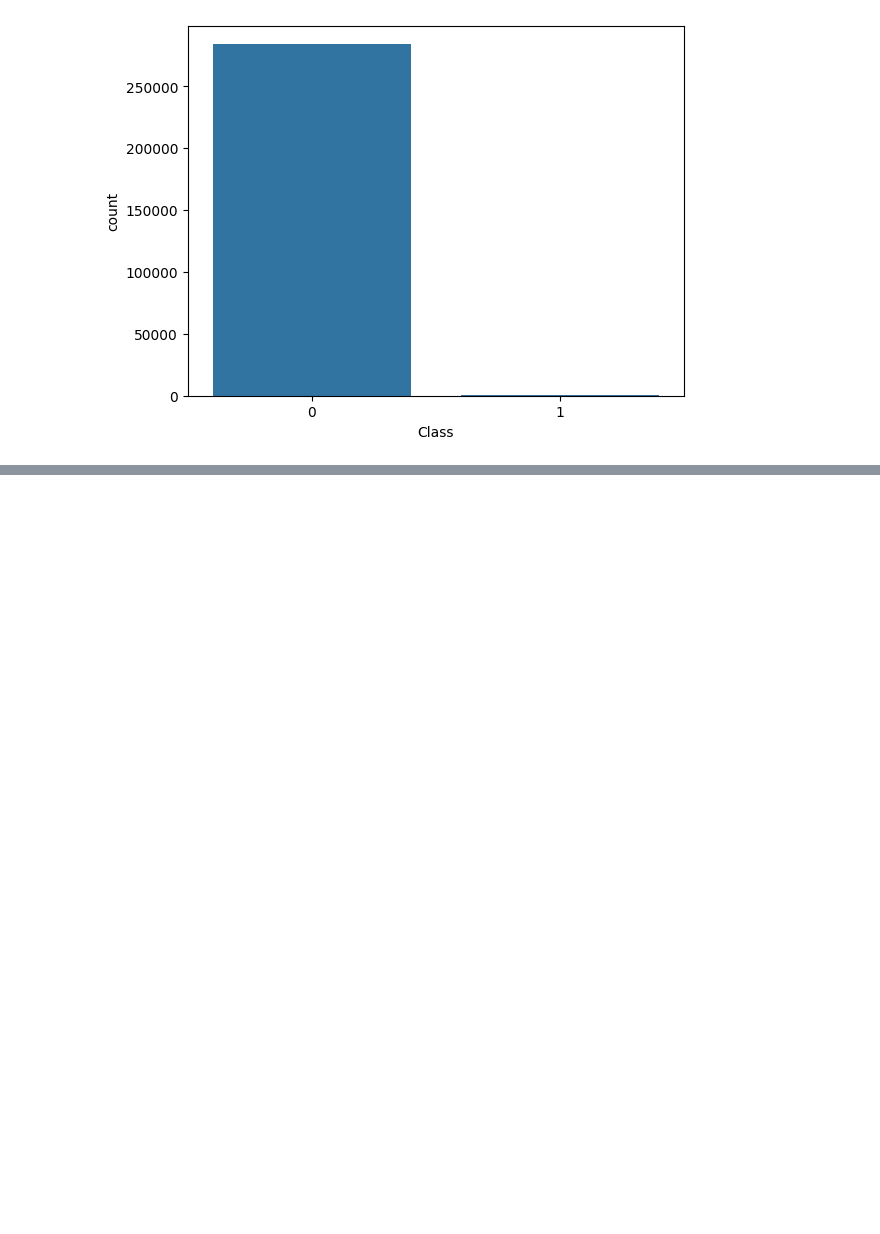
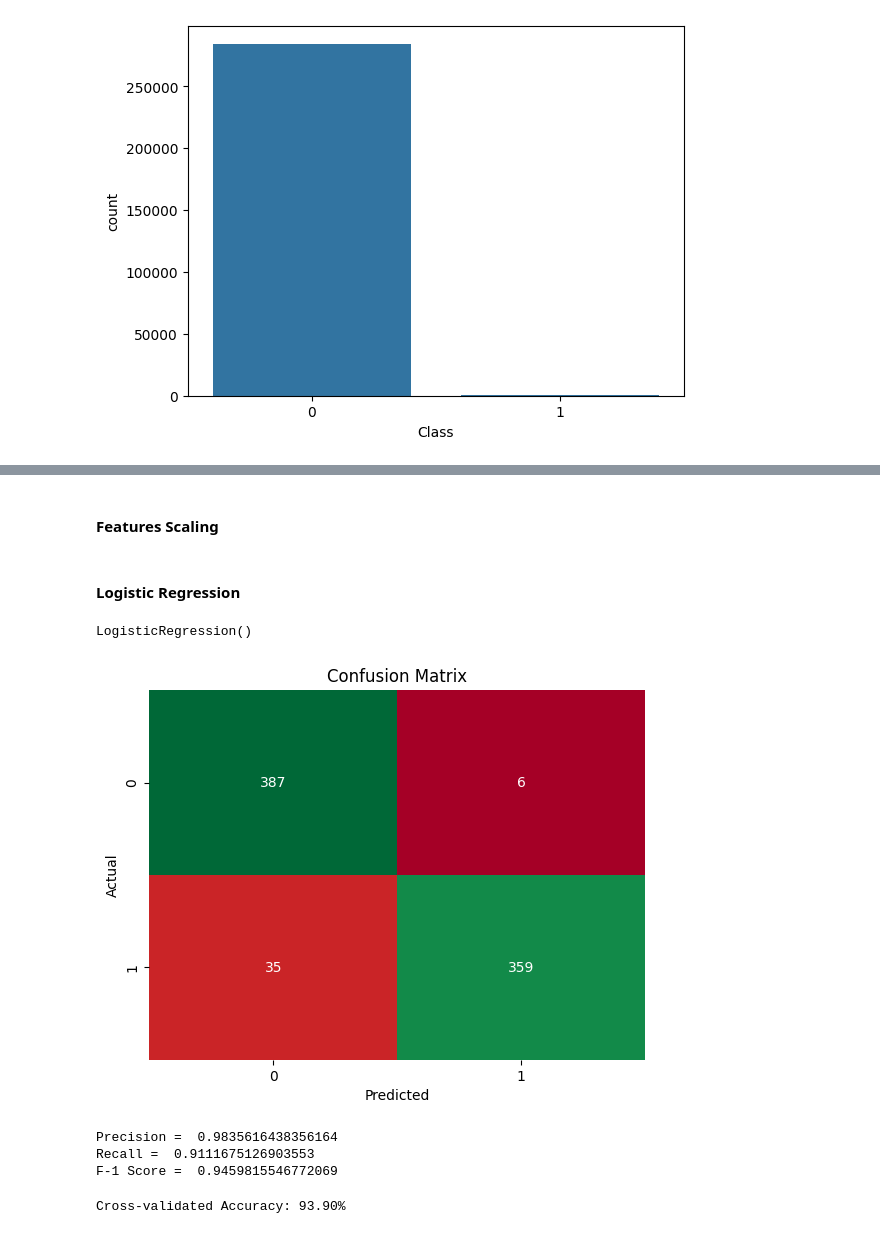
Before and after one commit to JOCRZ/TechnoHacks_Internship, a Jupyter notebook: Project1/EDA.ipynb, the cells around one changed output, grey strips where cells are left out. Drawn from its saved outputs; the diff is of its cells as text; code cells hidden in the pictures; blank space fills up the shorter version.

```diff
--- a/Project1/EDA.ipynb
+++ b/Project1/EDA.ipynb
@@ -46,0 +136,4 @@ sns.barplot(data=df.Class.value_counts())
+# %%
+
+x = df2.drop(columns=['Class'])
+y = df2['Class']
@@ -46,0 +142,4 @@ sns.barplot(data=df.Class.value_counts())
+# %%
+from sklearn.model_selection import train_test_split
+
+X_train,X_test,y_train,y_test = train_test_split(x,y,random_state=42,train_size=0.8)
@@ -46,0 +162,51 @@ sns.barplot(data=df.Class.value_counts())
+# %% [markdown]
+#### Features Scaling
+# %%
+
+from sklearn.preprocessing import StandardScaler
+
+scale=StandardScaler()
+X_train = scale.fit_transform(X_train)
+X_test = scale.transform(X_test)
+# %% [markdown]
+#### Logistic Regression
+# %%
+from sklearn.linear_model import LogisticRegression
+
+lr = LogisticRegression()
+lr.fit(X_train,y_train)
+# %% [output]
+LogisticRegression()
+# %%
+from sklearn.metrics import confusion_matrix
+
+y_pred = lr.predict(X_train)
+cm = confusion_matrix(y_train, y_pred)
+
+labels = np.unique(y_test)
+sns.heatmap(cm,annot=True,fmt='d',cmap='RdYlGn',cbar=False, xticklabels=labels, yticklabels=labels)
+plt.title("Confusion Matrix")
+plt.xlabel("Predicted")
+plt.ylabel("Actual")
+plt.show()
+# %% [output]
+[figure, added]
+# %%
+from sklearn.metrics import recall_score,precision_score,f1_score
+
+prediction = lr.predict(X_train)
+print("Precision = ",format(precision_score(y_train,prediction)))
+print("Recall = ",format(recall_score(y_train,prediction)))
+print("F-1 Score = ",format(f1_score(y_train,prediction)))
+# %% [output]
+Precision =  0.9835616438356164
+Recall =  0.9111675126903553
+F-1 Score =  0.9459815546772069
+# %%
+from sklearn.model_selection import cross_val_score, StratifiedKFold
+
+kfold = StratifiedKFold(n_splits=5, shuffle=True, random_state=42)
+cv_results = cross_val_score(lr, X_train, y_train, cv=kfold, scoring='accuracy')
+print("Cross-validated Accuracy: %.2f%%" % (np.mean(cv_results) * 100))
+# %% [output]
+Cross-validated Accuracy: 93.90%
```
Also changed, not shown: parts of 39 cells of this notebook, 3 other files.
